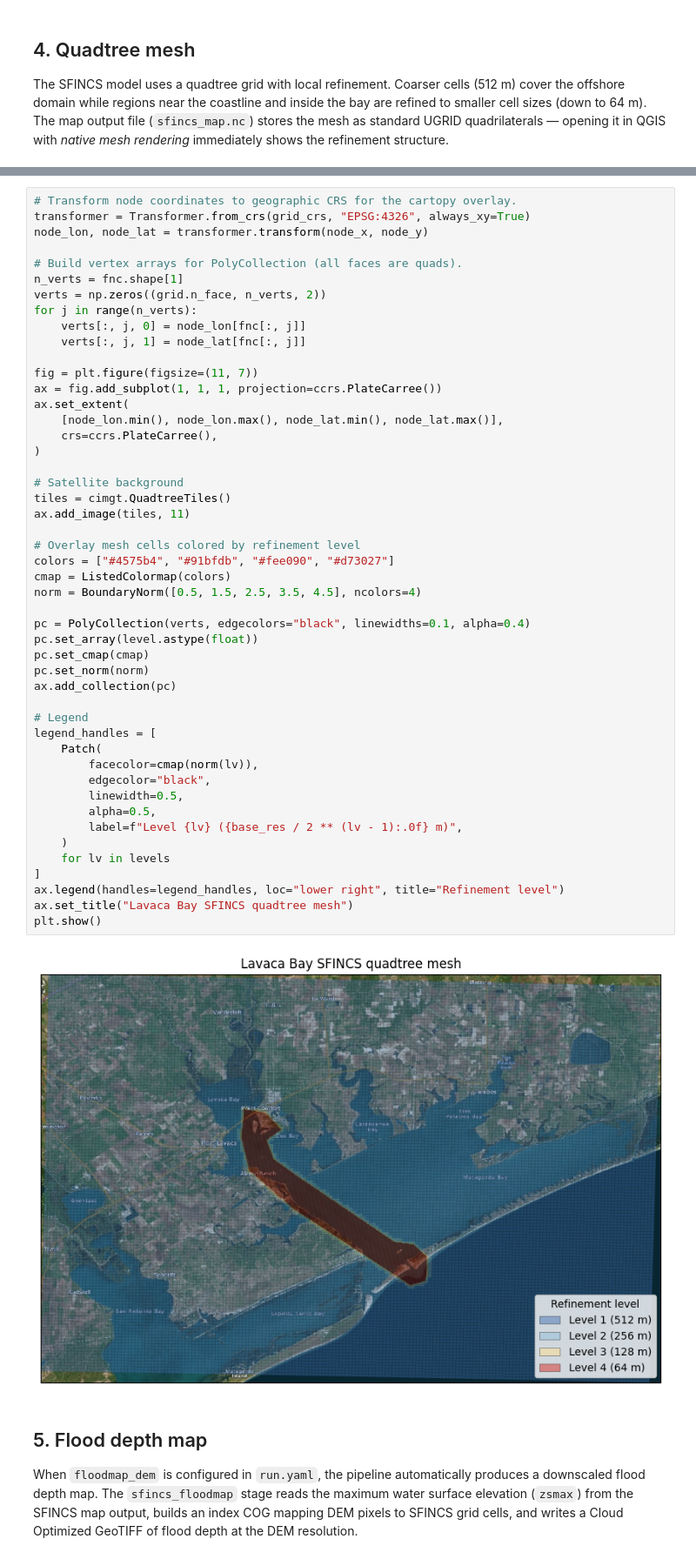
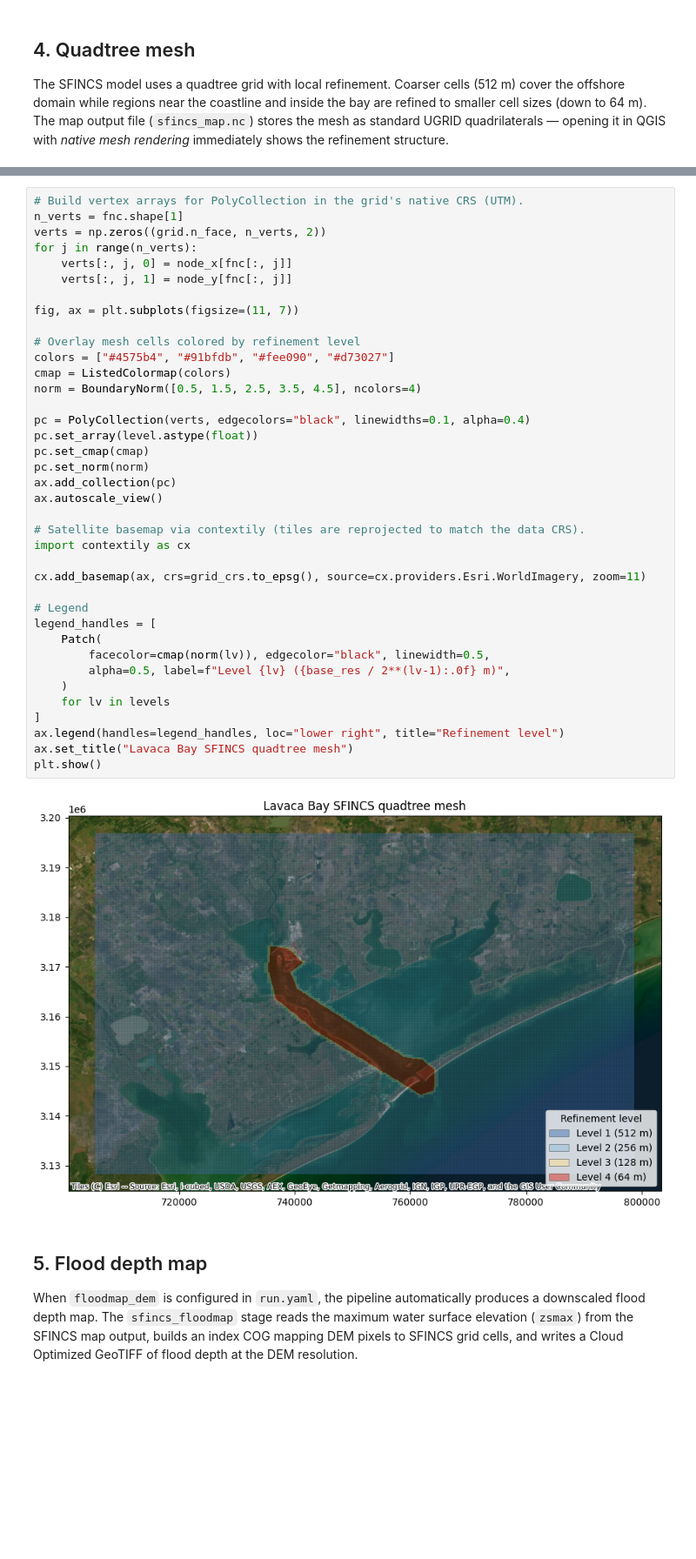
Before and after one commit to NGWPC/nwm-coastal, a Jupyter notebook: docs/examples/notebooks/lavaca_cli.ipynb, the cells around one changed output, grey strips where cells are left out. Shown at 87% size. Cells and saved outputs as stored; diff of their text form; blank space fills up the shorter version.

Commit message:
fix(notebooks): use contextily basemap in lavaca_cli notebook
Apply the same cartopy-to-contextily basemap fix as lavaca_api.

```diff
--- a/docs/examples/notebooks/lavaca_cli.ipynb
+++ b/docs/examples/notebooks/lavaca_cli.ipynb
@@ -239,55 +235,45 @@ for lv, cnt in zip(levels, counts, strict=True):
   Level 3:    1,087 cells (128 m)
   Level 4:   45,620 cells (64 m)
 # %%
-# Transform node coordinates to geographic CRS for the cartopy overlay.
-transformer = Transformer.from_crs(grid_crs, "EPSG:4326", always_xy=True)
-node_lon, node_lat = transformer.transform(node_x, node_y)
-
-# Build vertex arrays for PolyCollection (all faces are quads).
+# Build vertex arrays for PolyCollection in the grid's native CRS (UTM).
 n_verts = fnc.shape[1]
 verts = np.zeros((grid.n_face, n_verts, 2))
 for j in range(n_verts):
-    verts[:, j, 0] = node_lon[fnc[:, j]]
-    verts[:, j, 1] = node_lat[fnc[:, j]]
+    verts[:, j, 0] = node_x[fnc[:, j]]
+    verts[:, j, 1] = node_y[fnc[:, j]]
 
-fig = plt.figure(figsize=(11, 7))
-ax = fig.add_subplot(1, 1, 1, projection=ccrs.PlateCarree())
-ax.set_extent(
-    [node_lon.min(), node_lon.max(), node_lat.min(), node_lat.max()],
-    crs=ccrs.PlateCarree(),
-)
-
-# Satellite background
-tiles = cimgt.QuadtreeTiles()
-ax.add_image(tiles, 11)
+fig, ax = plt.subplots(figsize=(11, 7))
 
 # Overlay mesh cells colored by refinement level
 colors = ["#4575b4", "#91bfdb", "#fee090", "#d73027"]
 cmap = ListedColormap(colors)
 norm = BoundaryNorm([0.5, 1.5, 2.5, 3.5, 4.5], ncolors=4)
 
 pc = PolyCollection(verts, edgecolors="black", linewidths=0.1, alpha=0.4)
 pc.set_array(level.astype(float))
 pc.set_cmap(cmap)
 pc.set_norm(norm)
 ax.add_collection(pc)
+ax.autoscale_view()
+
+# Satellite basemap via contextily (tiles are reprojected to match the data CRS).
+import contextily as cx
+
+cx.add_basemap(ax, crs=grid_crs.to_epsg(), source=cx.providers.Esri.WorldImagery, zoom=11)
 
 # Legend
 legend_handles = [
     Patch(
-        facecolor=cmap(norm(lv)),
-        edgecolor="black",
-        linewidth=0.5,
-        alpha=0.5,
-        label=f"Level {lv} ({base_res / 2 ** (lv - 1):.0f} m)",
+        facecolor=cmap(norm(lv)), edgecolor="black", linewidth=0.5,
+        alpha=0.5, label=f"Level {lv} ({base_res / 2**(lv-1):.0f} m)",
     )
     for lv in levels
 ]
 ax.legend(handles=legend_handles, loc="lower right", title="Refinement level")
 ax.set_title("Lavaca Bay SFINCS quadtree mesh")
 plt.show()
 # %% [output]
-[figure, old version]
+[figure, new version]
 # %% [markdown]
 ## 5. Flood depth map
 
```
Also changed, not shown: parts of 7 cells of this notebook, 1 other file.
